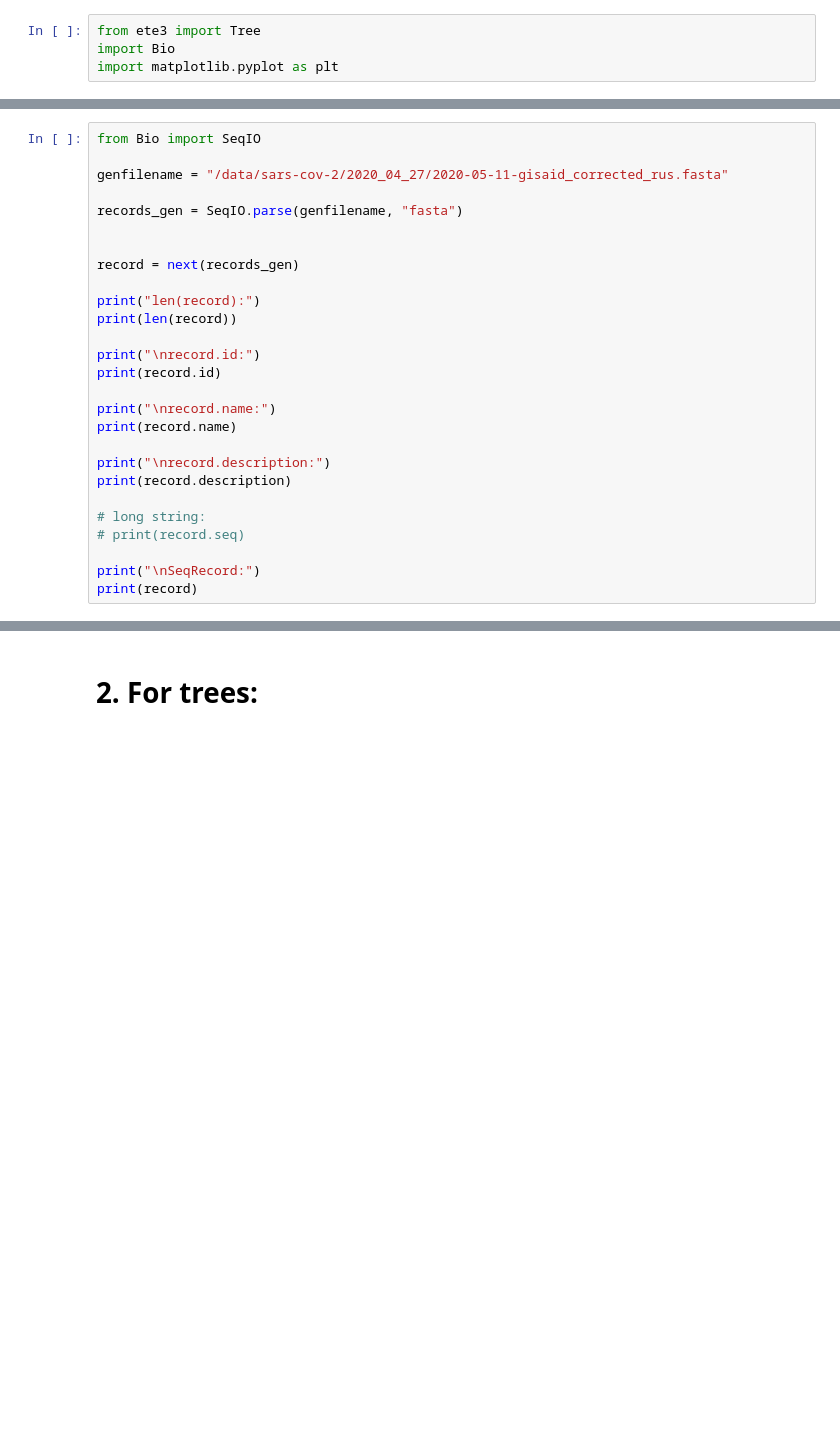
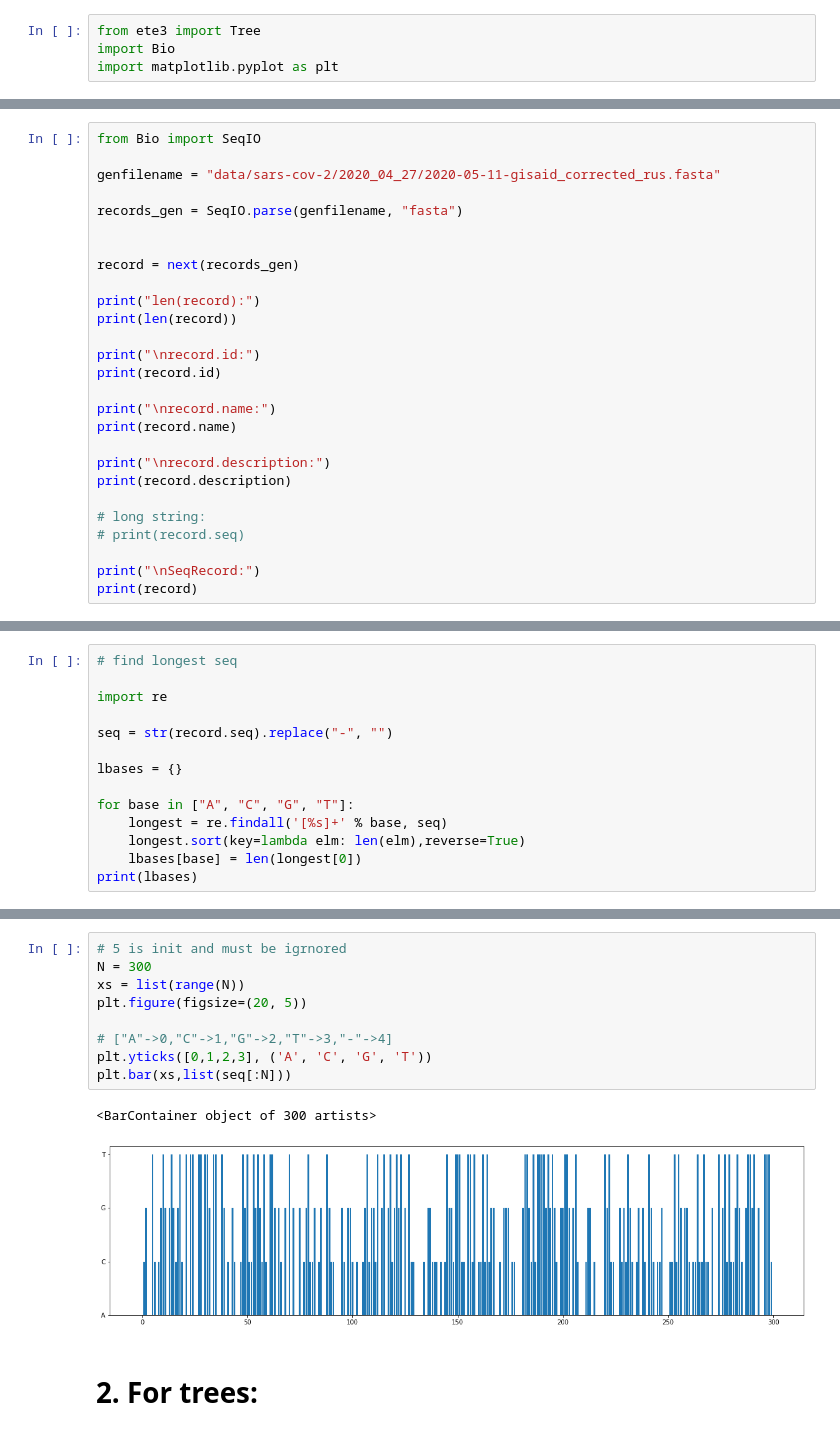
Before and after one commit to dglyzin/sarscov2-ru, a Jupyter notebook: sars-cov-2-dataprep_additional.ipynb, the cells around one changed output, grey strips where cells are left out. Cells and saved outputs as stored; diff of their text form; blank space fills up the shorter version.

```diff
--- a/sars-cov-2-dataprep_additional.ipynb
+++ b/sars-cov-2-dataprep_additional.ipynb
@@ -7,7 +161,7 @@ import matplotlib.pyplot as plt
 # %%
 from Bio import SeqIO
 
-genfilename = "/data/sars-cov-2/2020_04_27/2020-05-11-gisaid_corrected_rus.fasta"
+genfilename = "data/sars-cov-2/2020_04_27/2020-05-11-gisaid_corrected_rus.fasta"
 
 records_gen = SeqIO.parse(genfilename, "fasta")
 
@@ -33,0 +229,14 @@ print(record)
+# %%
+# find longest seq
+
+import re
+
+seq = str(record.seq).replace("-", "")
+
+lbases = {}
+
+for base in ["A", "C", "G", "T"]:
+    longest = re.findall('[%s]+' % base, seq)
+    longest.sort(key=lambda elm: len(elm),reverse=True)
+    lbases[base] = len(longest[0])
+print(lbases)
@@ -34,2 +269,14 @@ print(record)
+# %%
+# 5 is init and must be igrnored
+N = 300
+xs = list(range(N))
+plt.figure(figsize=(20, 5))
+
+# ["A"->0,"C"->1,"G"->2,"T"->3,"-"->4]
+plt.yticks([0,1,2,3], ('A', 'C', 'G', 'T'))
+plt.bar(xs,list(seq[:N]))
+# %% [output]
+<BarContainer object of 300 artists>
+[figure, added]
 # %% [markdown]
 # 2. For trees:
```
Also changed, not shown: parts of 46 cells of this notebook, 2 other files.
